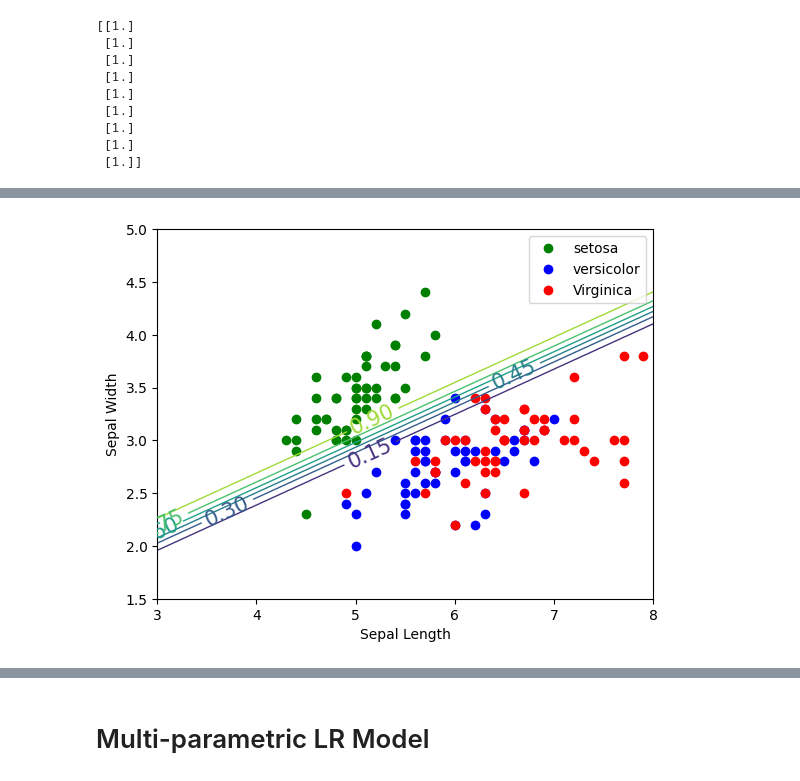
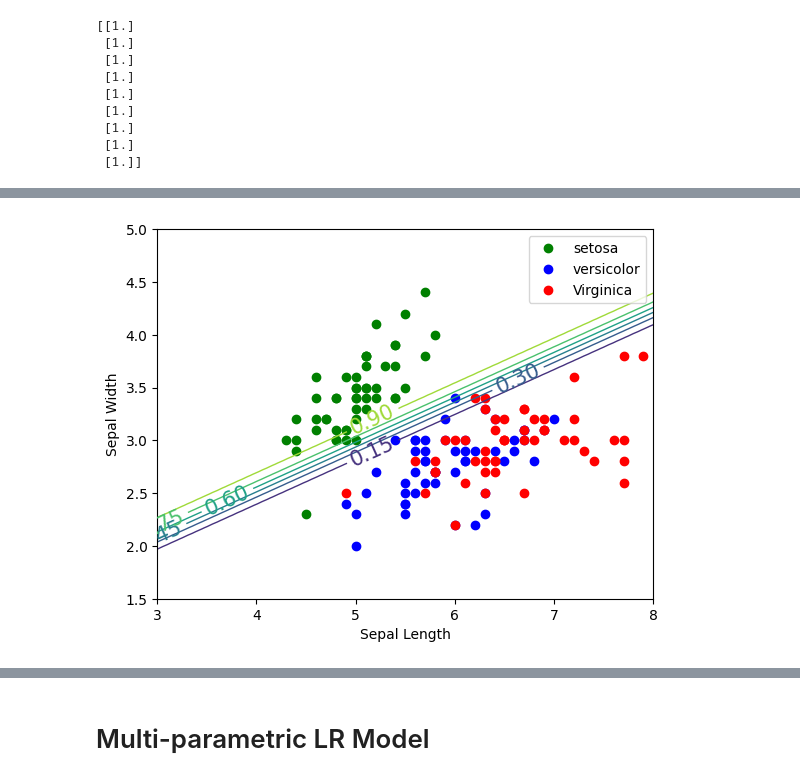
Before and after one commit to gmarxcc/lab-sessions-26b, a Jupyter notebook: 3-logistic-regressor/mainM.ipynb, the cells around one changed output, grey strips where cells are left out. Drawn from its saved outputs; the diff is of its cells as text; code cells hidden in the pictures.

```diff
--- a/3-logistic-regressor/mainM.ipynb
+++ b/3-logistic-regressor/mainM.ipynb
@@ -160,7 +161,8 @@ plt.show()
 eta = 0.01
 m = len(x1)
 epoch = 100000
-thetaH = np.random.rand(3,1)
+#thetaH = np.random.rand(3,1)
+thetaH = np.array([[0],[0],[0]])
 thetaH
 print(thetaH.shape)
 print(thetaH)
@@ -172,9 +174,7 @@ print(thetaH)
 # %%
 #yH = sigmoid(theta0+theta1*x1+theta2*x2)
-yH = X@thetaH
-y = df['target'].to_numpy().reshape(-1,1)
-y = (y==0).astype(float)
-print(y[0:9])
+Yt = (Y==0).astype(float)
+print(Yt[0:9])
 # %% [output]
 [[1.]
  [1.]
@@ -189,9 +189,9 @@ print(y[0:9])
 J = np.zeros((epoch,1))
 for i in range(epoch):
     z = X@thetaH
-    p = sigmoid(z)
-    J[i] = LogLoss(y,p)
-    nabla = (X.T@(p-y))/m
+    p = sigmoid(z) # YH
+    J[i] = LogLoss(Yt,p)
+    nabla = (X.T@(p-Yt))/m
     thetaH = thetaH-eta*nabla
 # %%
 plt.plot(J,'.r')
@@ -206,17 +206,17 @@ x1New, x2New = np.meshgrid(
     np.linspace(1.5,5,100).reshape(-1,1)
 )
 XNew = np.column_stack([np.ones_like(x1New.ravel()), x1New.ravel(), x2New.ravel()])
-yP = sigmoid(XNew@thetaH).reshape(x1New.shape)
+yH = sigmoid(XNew@thetaH).reshape(x1New.shape)
 # %%
 y = df['target'].to_numpy()
 plt.plot(x1[y==0], x2[y==0], 'og', label='setosa')
 plt.plot(x1[y==1], x2[y==1], 'ob', label='versicolor')
 plt.plot(x1[y==2], x2[y==2], 'or', label='Virginica')
-contour = plt.contour(x1New, x2New, yP, linewidths=1)
+contour = plt.contour(x1New, x2New, yH, linewidths=1)
 plt.clabel(contour, inline=1, fontsize=15)
 plt.xlabel('Sepal Length')
 plt.ylabel('Sepal Width')
 plt.legend()
 plt.show()
 # %% [output]
-[figure, old version]
+[figure, new version]
```
Also changed, not shown: parts of 4 cells of this notebook.
